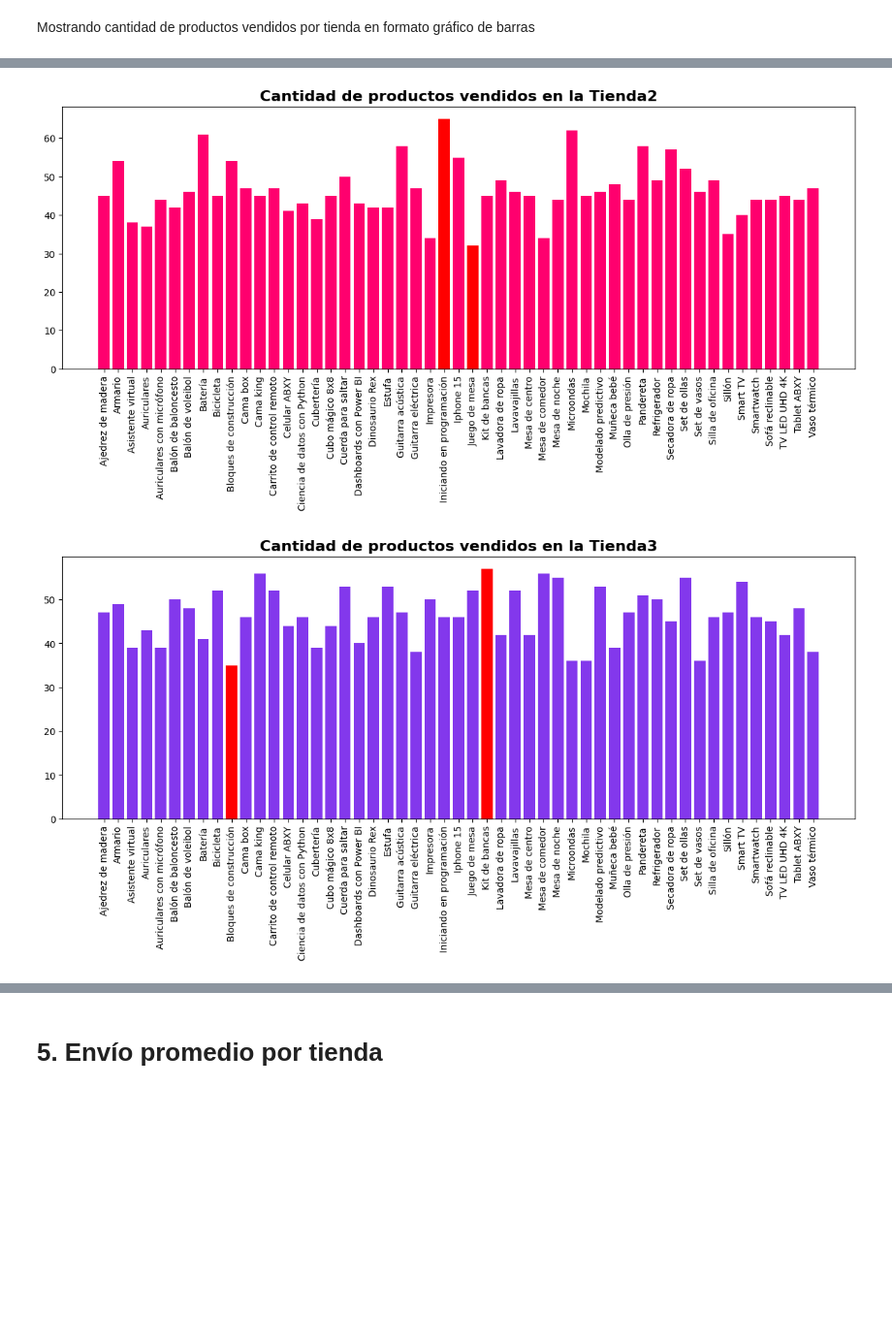
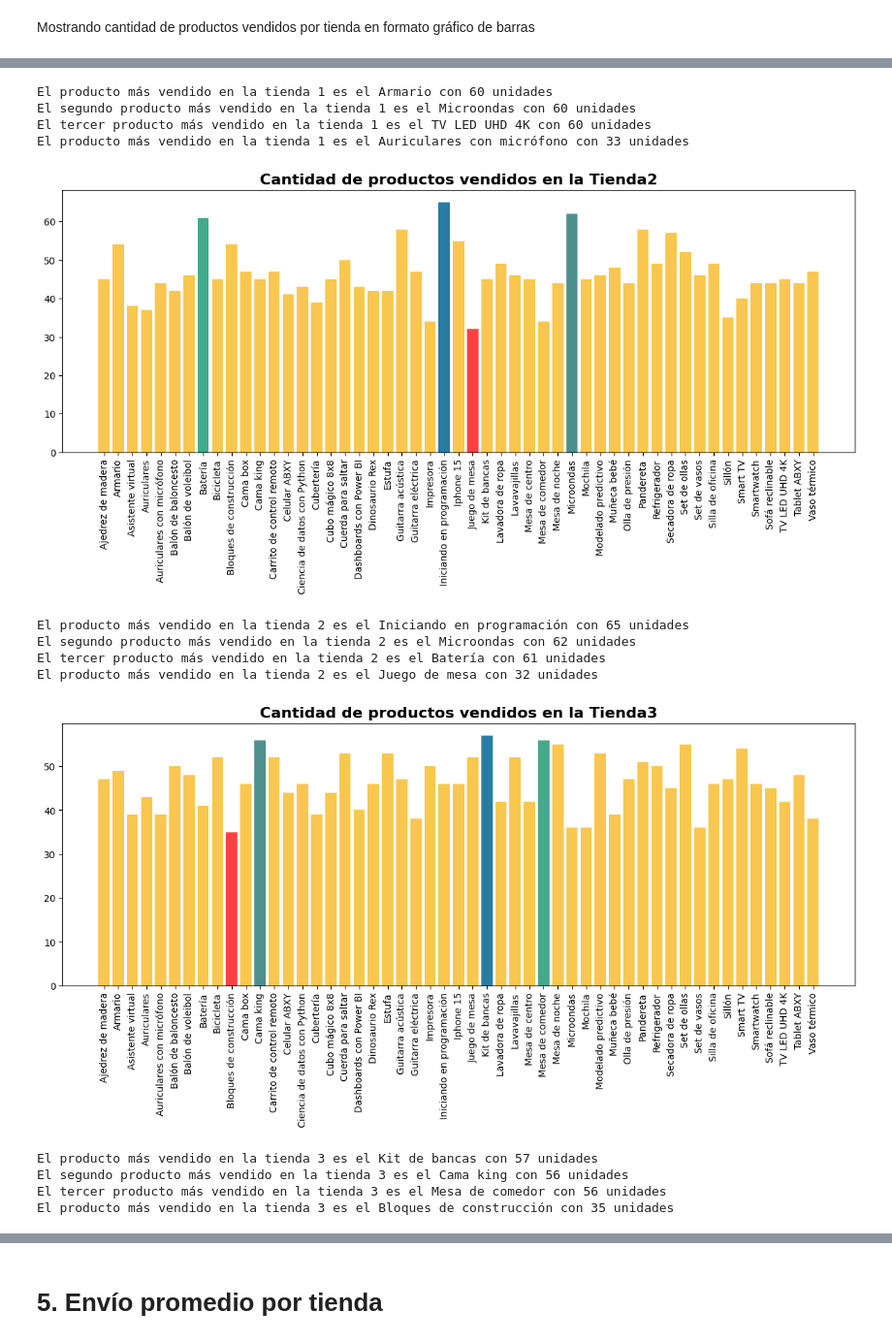
Before and after one commit to aylenfv/DS---Sr.-Juan, a Jupyter notebook: AluraStoreLatam.ipynb, the cells around one changed output, grey strips where cells are left out. Shown at 97% size. Drawn from its saved outputs; the diff is of its cells as text; code cells hidden in the pictures; blank space fills up the shorter version.

```diff
--- a/AluraStoreLatam.ipynb
+++ b/AluraStoreLatam.ipynb
@@ -305,39 +358,3 @@ datos
    'Vaso térmico': 48}}]
 # %% [markdown]
 Mostrando cantidad de productos vendidos por tienda en formato gráfico de barras
-# %%
-def mostrarDatosProductos(ntienda, colbar = "blue"):
-
-    # creamos una lista que contendrá los valores de la cantidad de productos
-    valores = []
-
-    # queremos a su vez mostrar con un color distinto, el producto más vendido y el menos vendido, entonces creamos variables para almacenar la llave correspondiente al producto
-
-    colores = []
-
-    # iteramos dentro de los productos de la tienda
-    for producto in datos[ntienda-1]['productos']:
-
-        # agregamos la cantidad vendida de ese producto a nuestra lista de valores
-        valores.append(datos[ntienda-1]['productos'][producto])
-        # armamos la lista de colores con el color base
-        colores.append(colbar)
-
-    # buscamos el index del producto más vendido
-    indexProductoMasVendido = valores.index(max(valores))
-    # buscamos el index del producto menos vendido
-    indexProductoMenosVendido = valores.index(min(valores))
-
-    # modificamos el color de esas barras por indexación dentro de colores
-    if colbar == "red":
-        colores[indexProductoMasVendido] = "black"
-        colores[indexProductoMenosVendido] = "black"
-    else:
-        colores[indexProductoMasVendido] = "red"
-        colores[indexProductoMenosVendido] = "red"
-
-    plt.figure(figsize=(15, 5))
-    plt.title(f"Cantidad de productos vendidos en la Tienda{ntienda}", fontsize=16, fontweight="bold", color='black')
-    plt.bar(x = list(datos[ntienda-1]['productos']), height = valores, color = colores)
-    plt.xticks(rotation=90)
-    plt.show()
@@ -344,6 +475,6 @@ def mostrarDatosProductos(ntienda, colbar = "blue"):
 # %%
-mostrarDatosProductos(1,"#ffbe0b")
-mostrarDatosProductos(2,"#ff006e")
-mostrarDatosProductos(3,"#8338ec")
-mostrarDatosProductos(4,"#3a86ff")
+mostrarDatosProductos(1)
+mostrarDatosProductos(2)
+mostrarDatosProductos(3)
+mostrarDatosProductos(4)
 # %% [output]
@@ -351,2 +482,14 @@ mostrarDatosProductos(4,"#3a86ff")
+El producto más vendido en la tienda 1 es el Armario con 60 unidades
+El segundo producto más vendido en la tienda 1 es el Microondas con 60 unidades
+El tercer producto más vendido en la tienda 1 es el TV LED UHD 4K con 60 unidades
+El producto más vendido en la tienda 1 es el Auriculares con micrófono con 33 unidades
-[figure, old version]
+[figure, new version]
+El producto más vendido en la tienda 2 es el Iniciando en programación con 65 unidades
+El segundo producto más vendido en la tienda 2 es el Microondas con 62 unidades
+El tercer producto más vendido en la tienda 2 es el Batería con 61 unidades
+El producto más vendido en la tienda 2 es el Juego de mesa con 32 unidades
-[figure, old version]
+[figure, new version]
+El producto más vendido en la tienda 3 es el Kit de bancas con 57 unidades
+El segundo producto más vendido en la tienda 3 es el Cama king con 56 unidades
+El tercer producto más vendido en la tienda 3 es el Mesa de comedor con 56 unidades
+El producto más vendido en la tienda 3 es el Bloques de construcción con 35 unidades
```
Also changed, not shown: parts of 16 cells of this notebook.
